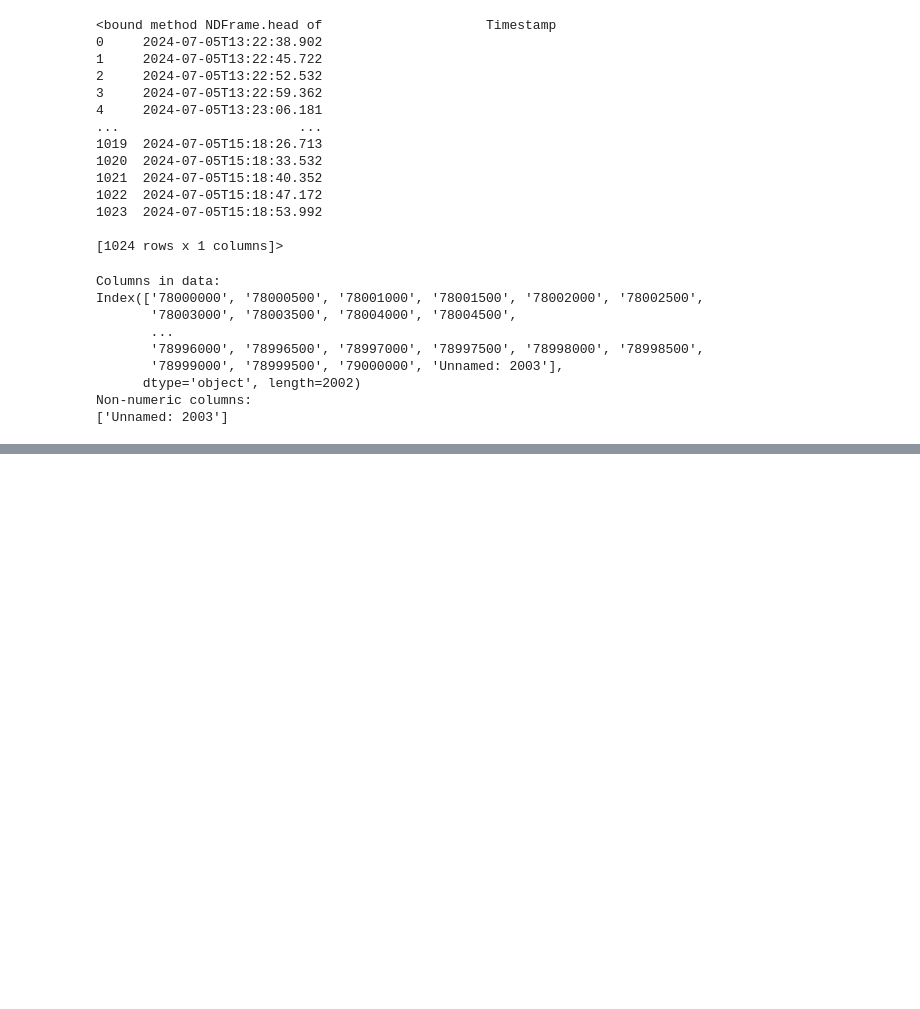
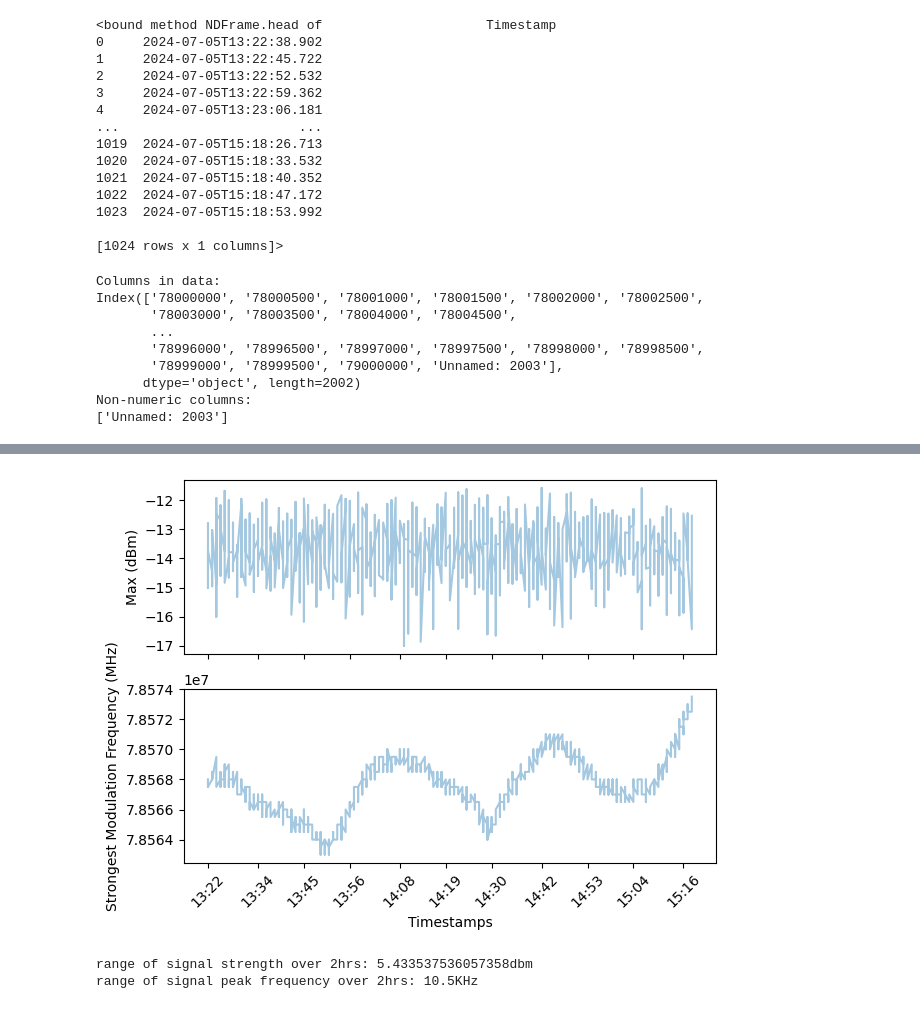
Before and after one commit to holly-faith/UCL2024, a Jupyter notebook: SpectrumStabilityAnalysis.ipynb, the cells around one changed output, grey strips where cells are left out. Saved outputs shown, nothing was run; the diff lists cells and outputs as text; code cells hidden in the pictures; blank space fills up the shorter version.

```diff
--- a/SpectrumStabilityAnalysis.ipynb
+++ b/SpectrumStabilityAnalysis.ipynb
@@ -98,0 +253,77 @@ plt.show()
+# %%
+# now make the same plot as above but for the smoothed data
+
+def rolling_average(data, window_size):
+    return np.convolve(data, np.ones(window_size), 'valid') / window_size
+
+def rolling_avg_std(data, window_size):
+    # Calculate the rolling average
+    data = np.array(data)
+    rolling_avg = rolling_average(data, window_size)
+
+    # Calculate the squared differences
+    squared_diff = np.convolve(data**2, np.ones(window_size), 'valid') / window_size
+
+    # Calculate the rolling standard deviation
+    rolling_std = np.sqrt(squared_diff - rolling_avg**2)
+
+    # pad the std dev and avg so they are the same size as the original data and can be plotted alongside it
+    padding = np.full((window_size - 1,), np.nan)
+
+    rolling_avg = np.concatenate((padding,rolling_avg))
+    rolling_std = np.concatenate((padding,rolling_std))
+
+    return rolling_avg, rolling_std
+
+
+# dbm_avg, dbm_std = rolling_avg_std(peak_vals,20)
+
+# upper = dbm_avg + dbm_std
+# lower = dbm_avg - dbm_std
+
+fig, (ax1, ax2) = plt.subplots(2, 1, sharex=True)
+ax1.plot(ts, peak_vals, alpha=0.4)
+# ax1.plot(ts,dbm_avg)
+# ax1.plot(ts,upper, color='orange', linestyle='--')
+# ax1.plot(ts,lower, color='orange', linestyle='--')
+# ax1.fill_between(ts,lower,upper,color='orange' ,alpha=0.5)
+ax1.set_ylabel('Max (dBm)')
+
+# Set x-ticks at regular intervals so its not super crowded!!
+interval = 100
+ax1.set_xticks(ts[::interval])
+ax1.set_xticklabels(ts[::interval], rotation=45)
+
+# also plot how the max MHz position varies over time
+
+# peaks_MHz = np.array(peaks_MHz)
+
+
+# MHz_avg, MHz_std = rolling_avg_std(peaks_MHz,100)
+
+# upper = MHz_avg + MHz_std
+# lower = MHz_avg - MHz_std
+
+ax2.plot(ts, peaks_MHz, alpha=0.4)
+# ax2.plot(ts,MHz_avg)
+# ax2.plot(ts,upper, color='orange', linestyle='--')
+# ax2.plot(ts,lower, color='orange', linestyle='--')
+# ax2.fill_between(ts,lower,upper,color='orange' ,alpha=0.5)
+
+ax2.set_xticks(ts[::interval])
+ax2.set_xticklabels(ts[::interval], rotation=45)
+
+plt.xlabel('Timestamps')
+plt.ylabel('Strongest Modulation Frequency (MHz)')
+plt.tight_layout()
+plt.show()
+
+valsdif = np.max(peak_vals)-np.min(peak_vals)
+print('range of signal strength over 2hrs: {}dbm'.format(valsdif))
+
+MHzdif = (np.max(peaks_MHz)-np.min(peaks_MHz))/1000
+print('range of signal peak frequency over 2hrs: {}KHz'.format(MHzdif))
+# %% [output]
+[figure, added]
+range of signal strength over 2hrs: 5.433537536057358dbm
+range of signal peak frequency over 2hrs: 10.5KHz
```
Also changed, not shown: parts of 3 cells of this notebook.
